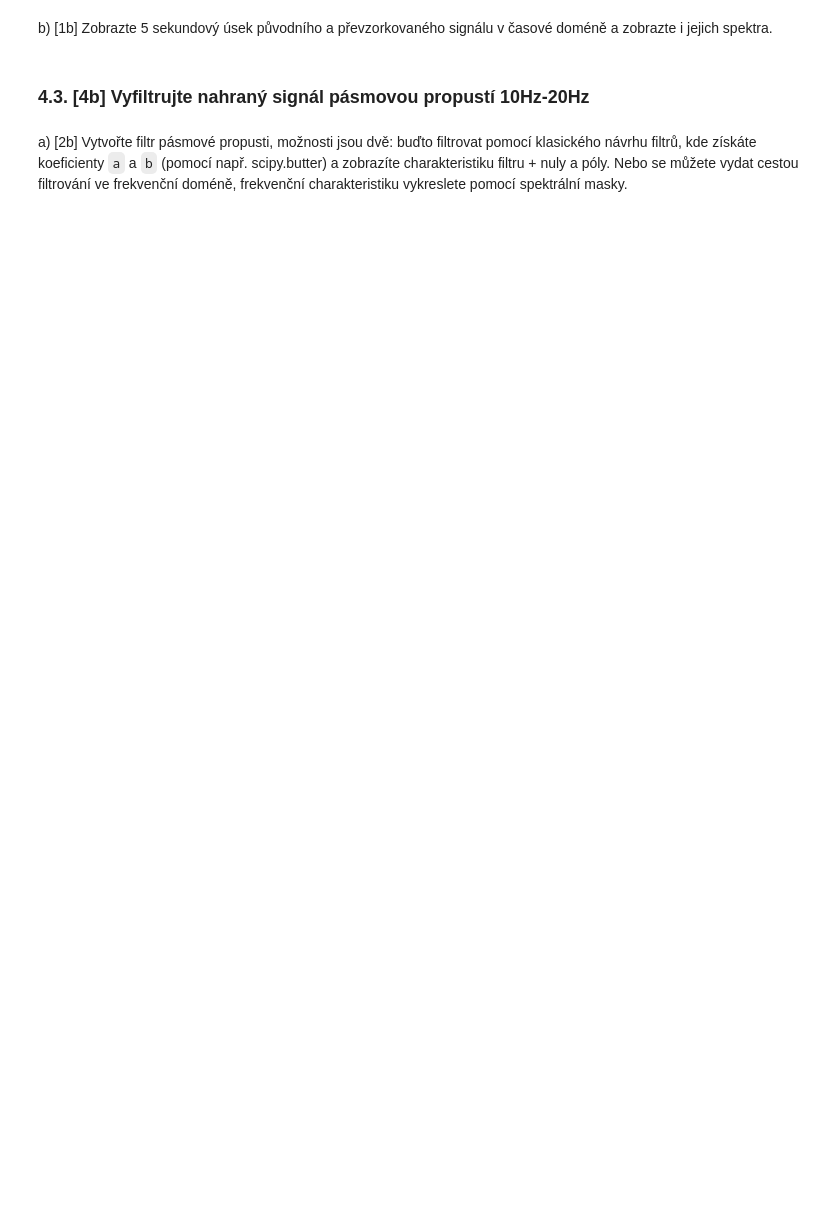
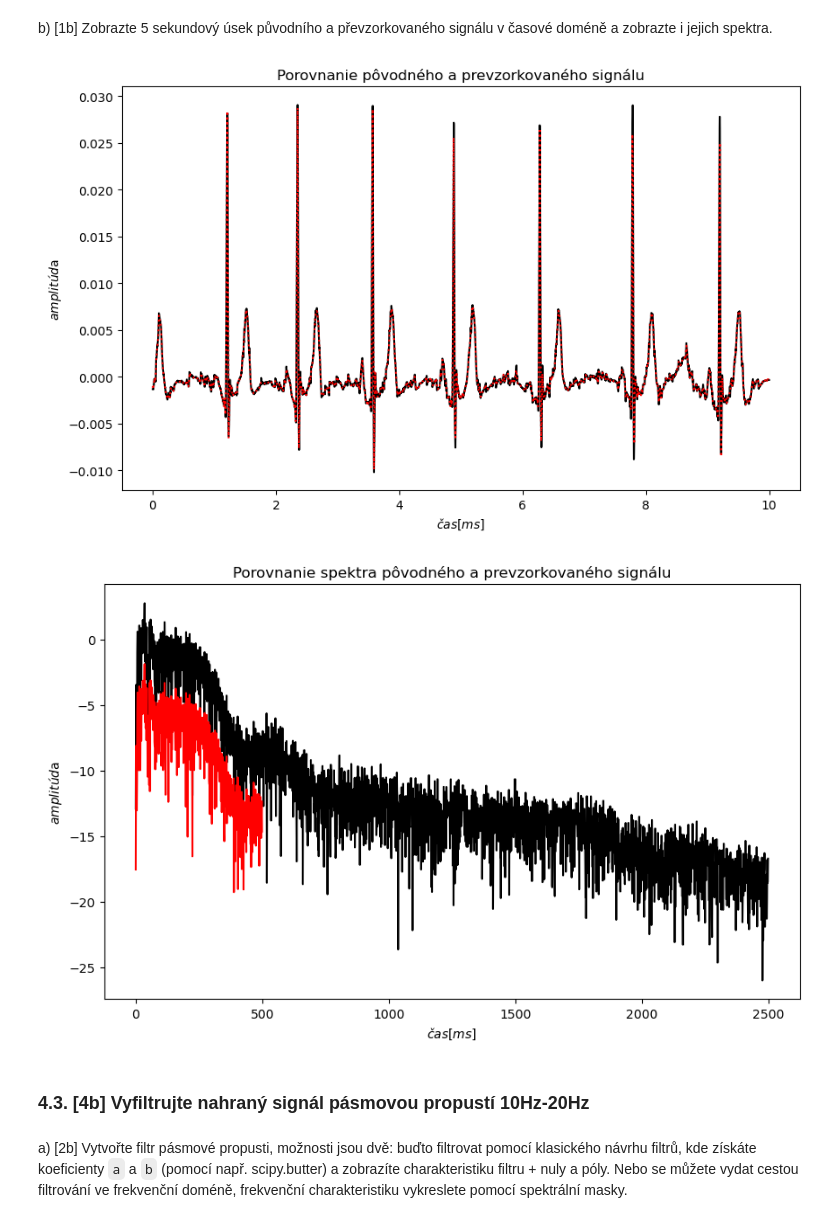
Before and after one commit to matusHubinsky/iss-project-2023, a Jupyter notebook: ISS_ECGProject_2023.ipynb, the cells around one changed output. Drawn from its saved outputs; the diff is of its cells as text; code cells hidden in the pictures; blank space fills up the shorter version.

```diff
--- a/ISS_ECGProject_2023.ipynb
+++ b/ISS_ECGProject_2023.ipynb
@@ -84,3 +158,58 @@ b) [1b] Zobrazte 5 sekundový úsek původního a převzorkovaného signálu v
+# %%
+import matplotlib.pyplot as plt
+import numpy as np
+import soundfile as sf
+import math
+from scipy.signal import resample
+
+def log_PSD(x_values):
+	y_values = []
+	for x in x_values:
+		y_values.append(math.log(x**2, 2))
+	return y_values
+
+x, fs = sf.read("xhubin04.wav")
+
+fs_target = 100  # target sampling frequency
+fs_original = fs
+
+num_samples_target = int(len(x) * fs_target / fs_original)
+new_x = resample(x, num_samples_target)
+
+resampled_time = np.arange(0, len(new_x)) / fs_target
+original_time = np.arange(0, len(x)) / fs
+
+plt.figure(figsize=(10, 6))
+plt.title('Porovnanie pôvodného a prevzorkovaného signálu')
+plt.gca().set_xlabel('$čas[ms]$')
+plt.gca().set_ylabel('$amplitúd$a')
+plt.plot(original_time, x, color='black')
+plt.plot(resampled_time, new_x, linestyle='dotted' ,color='red')
+# plt.legend()
+plt.show()
+
+spectre_original = abs(np.fft.fft(x))
+half_original = spectre_original[:spectre_original.size // 2]
+
+spectre_new = abs(np.fft.fft(new_x))
+half_new = spectre_new[:spectre_new.size // 2]
+
+def log_PSD(x_values):
+	y_values = []
+	for x in x_values:
+		y_values.append(math.log(x**2, 2))
+	return y_values
+
+plt.figure(figsize=(10, 6))
+plt.title('Porovnanie spektra pôvodného a prevzorkovaného signálu')
+plt.gca().set_xlabel('$čas[ms]$')
+plt.gca().set_ylabel('$amplitúd$a')
+plt.plot(log_PSD(half_original), color='black')
+plt.plot(log_PSD(half_new), color='red')
+plt.show()
+# %% [output]
+[figure, added]
+[figure, added]
 # %% [markdown]
 ### 4.3. [4b] Vyfiltrujte nahraný signál pásmovou propustí 10Hz-20Hz
 # %% [markdown]
```
Also changed, not shown: parts of 12 cells of this notebook.
